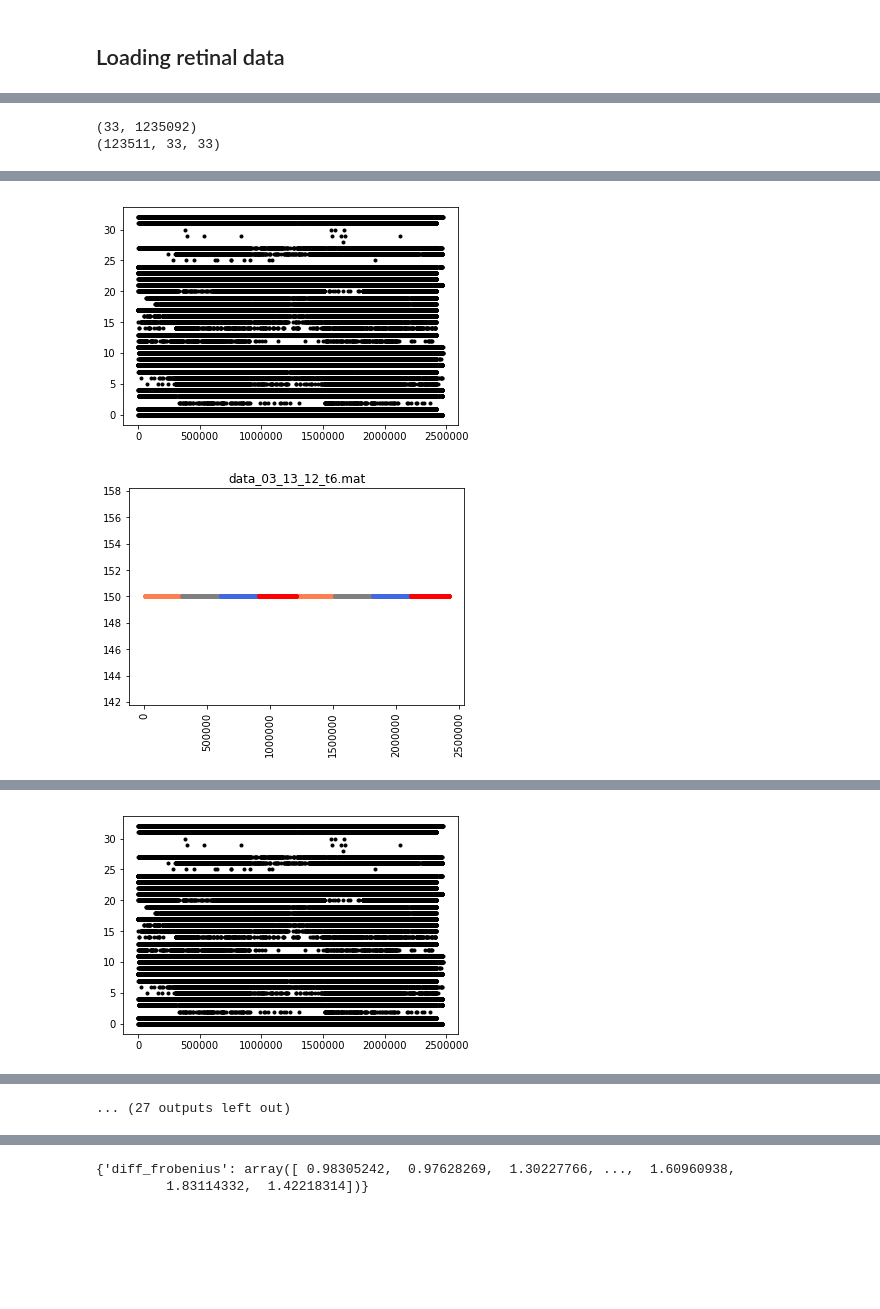
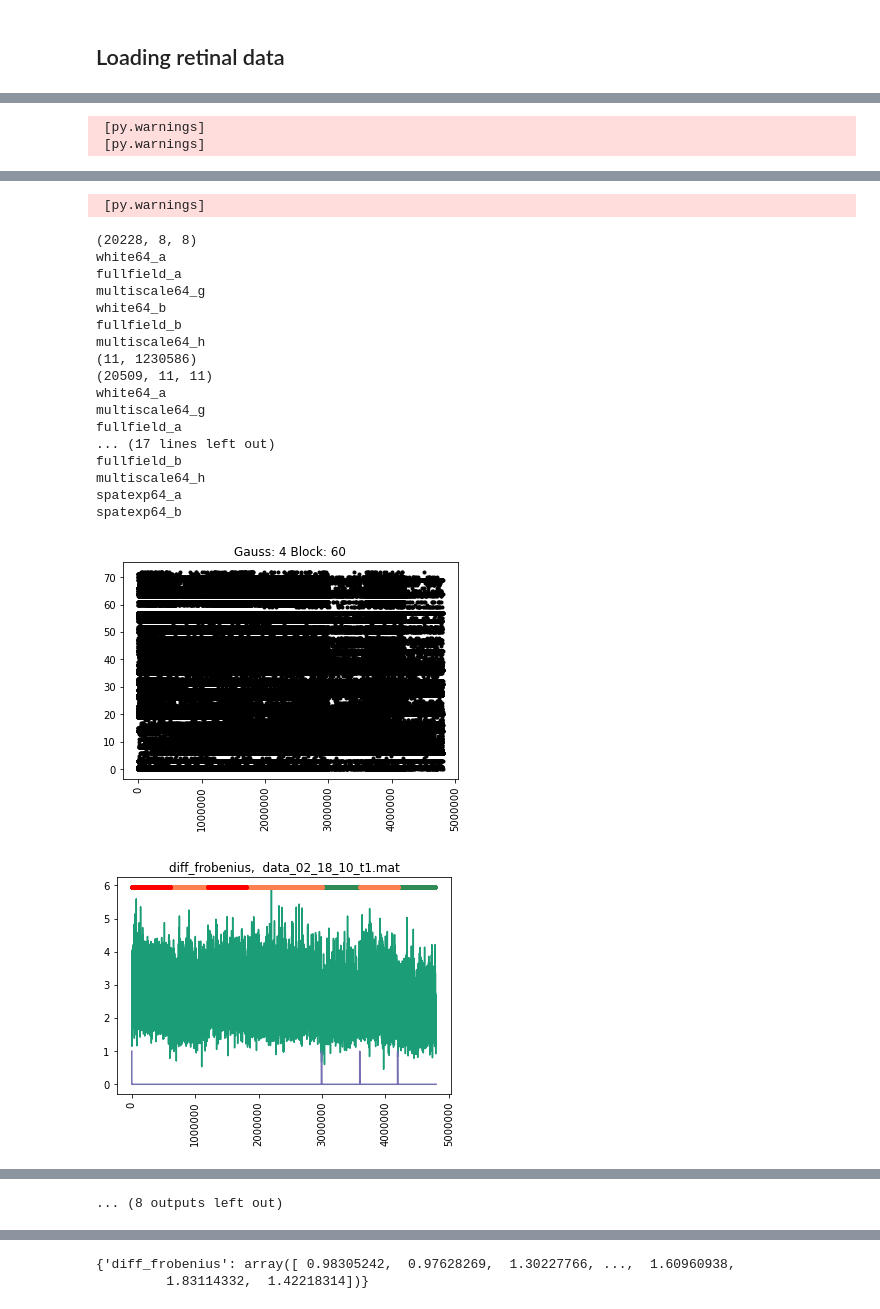
Before and after one commit to curious-abhinav/change-point, a Jupyter notebook: notebooks/neural_change_point.ipynb, the cells around one changed output, grey strips where cells are left out. Cells and saved outputs as stored; diff of their text form; code cells hidden in the pictures; blank space fills up the shorter version.

Commit message:
Checking change points across retinal data sets, occasional lapses by pelt algo

```diff
--- a/notebooks/neural_change_point.ipynb
+++ b/notebooks/neural_change_point.ipynb
@@ -41,3 +44,5 @@ spat_corr={'grey': 'None', 'royalblue': 'Delta---', 'red':'Delta--', 'coral':'De
 # %%
 dir=r'../Data/external/'
 data_files=os.listdir(path=dir)
+
+data_files=[ x for x in data_files if x.find('.mat') !=-1]
@@ -64,24 +49,33 @@ data_files
 # %%
 # setting up parameters
-gauss_options=[5, 10, 20]
-block_options=[10, 30, 60, 90]
+gauss_options=[2]
+block_options=[60]
 
-for gauss in gauss_options:
-    for block in block_options:
-        params={'res':2, 'block_width': block }
-        params['gauss_width']=gauss * params['res']
-        params['methods']=[ 'diff_frobenius']#'pop_sum', 'mean', 'diff_base', 'variation','frobenius',
-        res=params['res']
-        block_width=params['block_width']
-        gauss_width=params['gauss_width']
+for file in data_files[2:9]:
+    for gauss in gauss_options:
+        for block in block_options:
+            params={'res':2, 'block_width': block }
+            params['gauss_width']=gauss * params['res']
+            params['methods']=[ 'diff_frobenius']#'pop_sum', 'mean', 'diff_base', 'variation','frobenius',
+            res=params['res']
+            block_width=params['block_width']
+            gauss_width=params['gauss_width']
 
-        file='data_03_13_12_t6.mat'
-        #file='data_03_13_12_t2'
-        data_retina=scipy.io.loadmat(dir+file)
-        data_retina['file']=file
-        sum_diff_corr, stim=train_model.detect_changes(data_retina, params)
-        visualize.plot_cp_results(sum_diff_corr,stim, data_retina, params)
-        plt.title('Gauss: ' + str(gauss_width) + ' Block: ' + str(block_width))
+            #file='data_03_13_12_t6.mat'
+            #file='data_03_13_12_t2'
+            data_retina=scipy.io.loadmat(dir+file)
+            data_retina['file']=file
+            sum_diff_corr, stim=train_model.detect_changes(data_retina, params)
+            #visualize.plot_cp_results(sum_diff_corr,stim, data_retina, params)
+            plt.title('Gauss: ' + str(gauss_width) + ' Block: ' + str(block_width))
+
+            summary_stat=sum_diff_corr['diff_frobenius']
+            cp_exponential=pelt(exponential(summary_stat), len(summary_stat))
+            time_pt=np.zeros(summary_stat.size * res * block_width)
+            change_points=np.array(cp_exponential) * res * block_width
+            visualize.plot_cp_results(sum_diff_corr,stim, data_retina, params)
+            time_pt[change_points]=1
+            plt.plot(time_pt)
 # %% [output]
-(33, 1235092)
-(123511, 33, 33)
+ [py.warnings]
+ [py.warnings]
@@ -122,2 +102,20 @@ spatexp64_b
+ [py.warnings]
+(20228, 8, 8)
+white64_a
+fullfield_a
+multiscale64_g
+white64_b
+fullfield_b
+multiscale64_h
+(11, 1230586)
+(20509, 11, 11)
+white64_a
+multiscale64_g
+fullfield_a
+... (17 lines left out)
+fullfield_b
+multiscale64_h
+spatexp64_a
+spatexp64_b
-[figure, old version]
+[figure, new version]
-[figure, old version]
+[figure, new version]
@@ -128 +125,0 @@ spatexp64_b
-[figure, removed]
@@ -131 +126 @@ spatexp64_b
-... (27 outputs left out)
+... (8 outputs left out)
```
Also changed, not shown: parts of 19 cells of this notebook, 3 other files.
